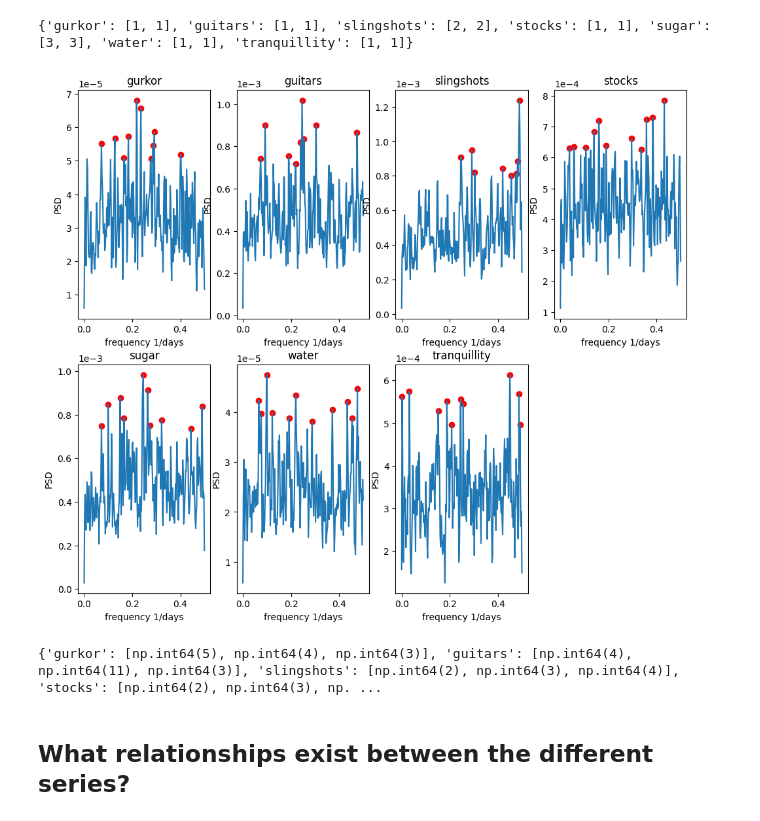
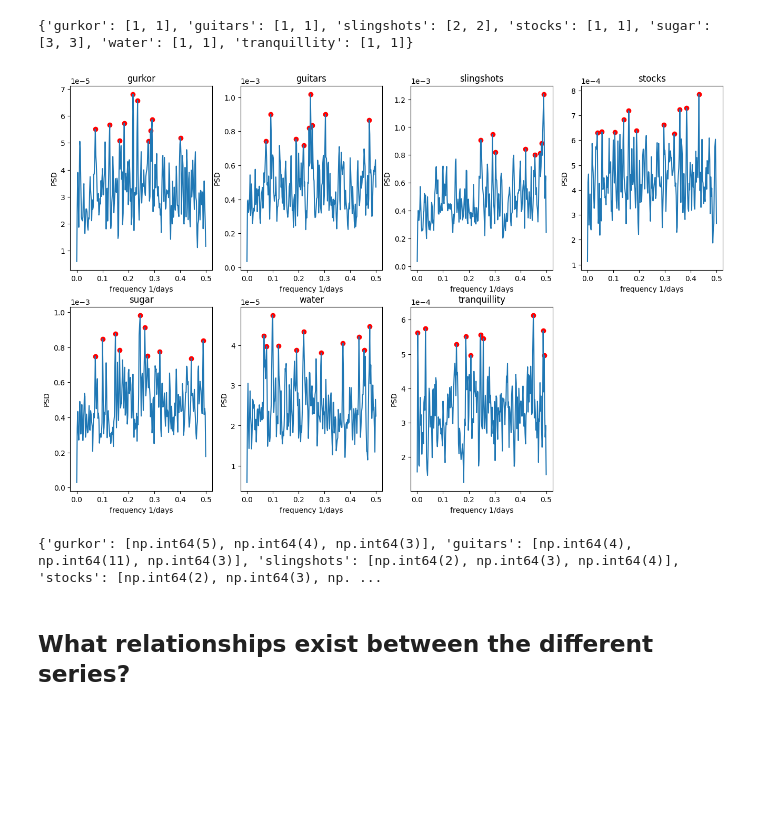
Before and after one commit to luprader/project_FTS, a Jupyter notebook: notebooks/task1_lukas.ipynb, the cells around one changed output. Drawn from its saved outputs; the diff is of its cells as text; code cells hidden in the pictures; blank space fills up the shorter version.

Commit message:
updated figures

```diff
--- a/notebooks/task1_lukas.ipynb
+++ b/notebooks/task1_lukas.ipynb
@@ -257,13 +260,13 @@ display(results_df.style.format("{:.4f}"))
 | water | 0.0000 | 0.1000 | 0.0000 | 0.1000 |
 | tranquillity | 0.0000 | 0.1000 | 0.0000 | 0.1000 |
 # %%
-# get average daily and 100 day cumulativereturns and variances per time series
+# get average daily and 252 day cumulativereturns and variances per time series
 summary_df = pd.DataFrame(
     columns=[
         "mean return",
-        "return variance",
+        "return std",
         "252 day mean cumulative return",
-        "252 day return variance",
+        "252 day return std",
     ],
     index=returns_data.columns,
 )
@@ -272,8 +275,8 @@ for col_name in returns_data.columns:
 
     summary_df.loc[col_name, "mean return"] = returns_data[col_name].mean()
     summary_df.loc[col_name, "252 day mean cumulative return"] = cumulative_252.mean()
-    summary_df.loc[col_name, "return variance"] = returns_data[col_name].var()
-    summary_df.loc[col_name, "252 day return variance"] = cumulative_252.var()
+    summary_df.loc[col_name, "return std"] = returns_data[col_name].std()
+    summary_df.loc[col_name, "252 day return std"] = cumulative_252.std()
 
 summary_df
 # %% [output]
@@ -331,39 +334,39 @@ np.save("../p_q_lags_log_returns.npy", p_q_lags)
 import scipy as sp
 
 # find seasonality in the log returns using the same method as before
-fig, axes = plt.subplots(2, 4, figsize=(4 * 3, 4 * 2.5))
+fig, axes = plt.subplots(2, 4, figsize=(4 * 4, 4 * 2.5))
 axes = axes.flatten()
 
 top3_periods = {}
 for i, col_name in enumerate(data_clean.columns):
     # periodogram using welch
     f, Pxx_den = sp.signal.welch(
         log_returns_data[col_name].dropna().to_numpy(), fs=1, nperseg=500
     )
     axes[i].plot(f, Pxx_den, label="Periodogram PSD")
     axes[i].ticklabel_format(style="sci", axis="y", scilimits=(0, 0))
     axes[i].set_xlabel("frequency 1/days")
     axes[i].set_ylabel("PSD")
     axes[i].set_title(col_name)
 
     # find peaks
     peaks, properties = sp.signal.find_peaks(Pxx_den, height=np.percentile(Pxx_den, 95))
     axes[i].scatter(f[peaks], Pxx_den[peaks], color="red", label="Peaks")
 
     # take top3 highest peaks (unique after rounding) as periods
     periods = np.rint(
         1 / f[peaks[np.argsort(properties["peak_heights"])[::-1]]]
     ).astype(int)
     top3_periods[col_name] = list(dict.fromkeys(periods))[
         :3
     ]  # keep order but only unique values
 axes[7].set_visible(False)
 plt.show()
 
 print(top3_periods)
 np.save("../top3_periods_log_returns.npy", top3_periods)
 # %% [output]
-[figure, old version]
+[figure, new version]
 {'gurkor': [np.int64(5), np.int64(4), np.int64(3)], 'guitars': [np.int64(4), np.int64(11), np.int64(3)], 'slingshots': [np.int64(2), np.int64(3), np.int64(4)], 'stocks': [np.int64(2), np.int64(3), np. ...
 # %% [markdown]
 ## What relationships exist between the different series?
```
Also changed, not shown: parts of 6 cells of this notebook, 1 other file.
